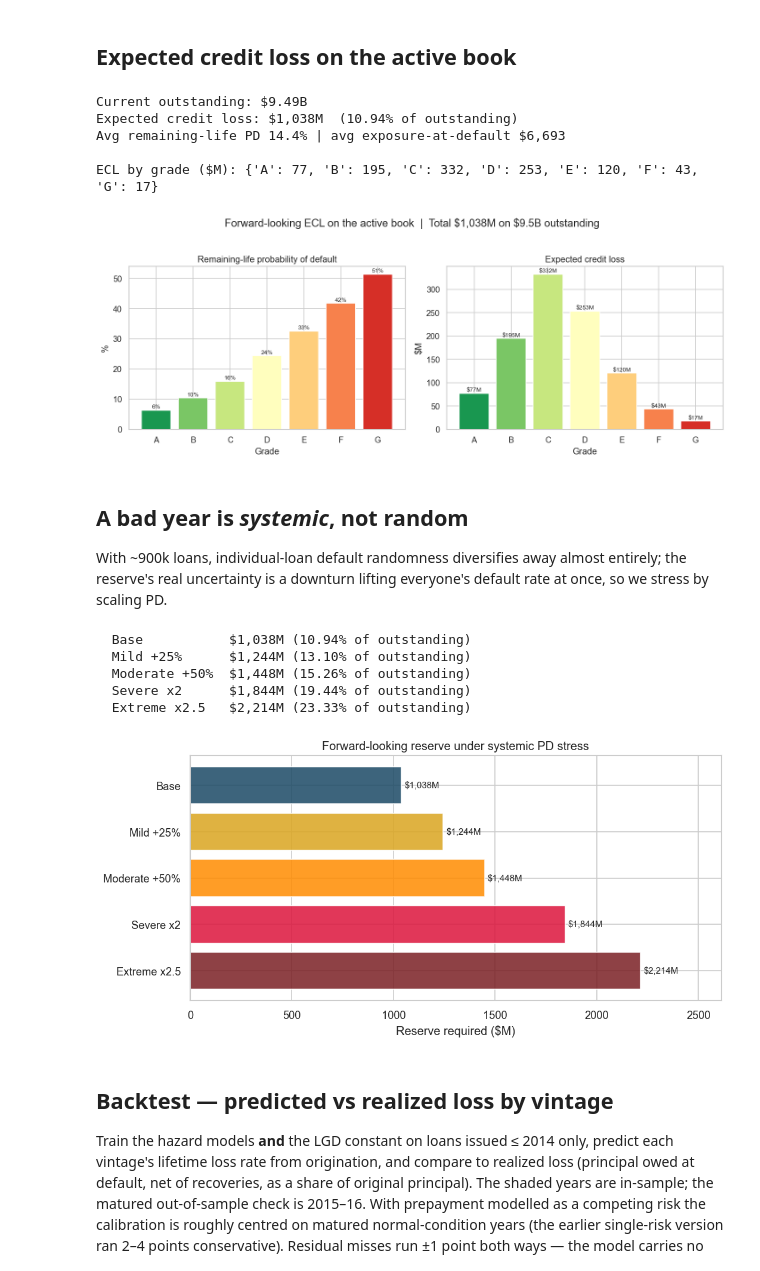
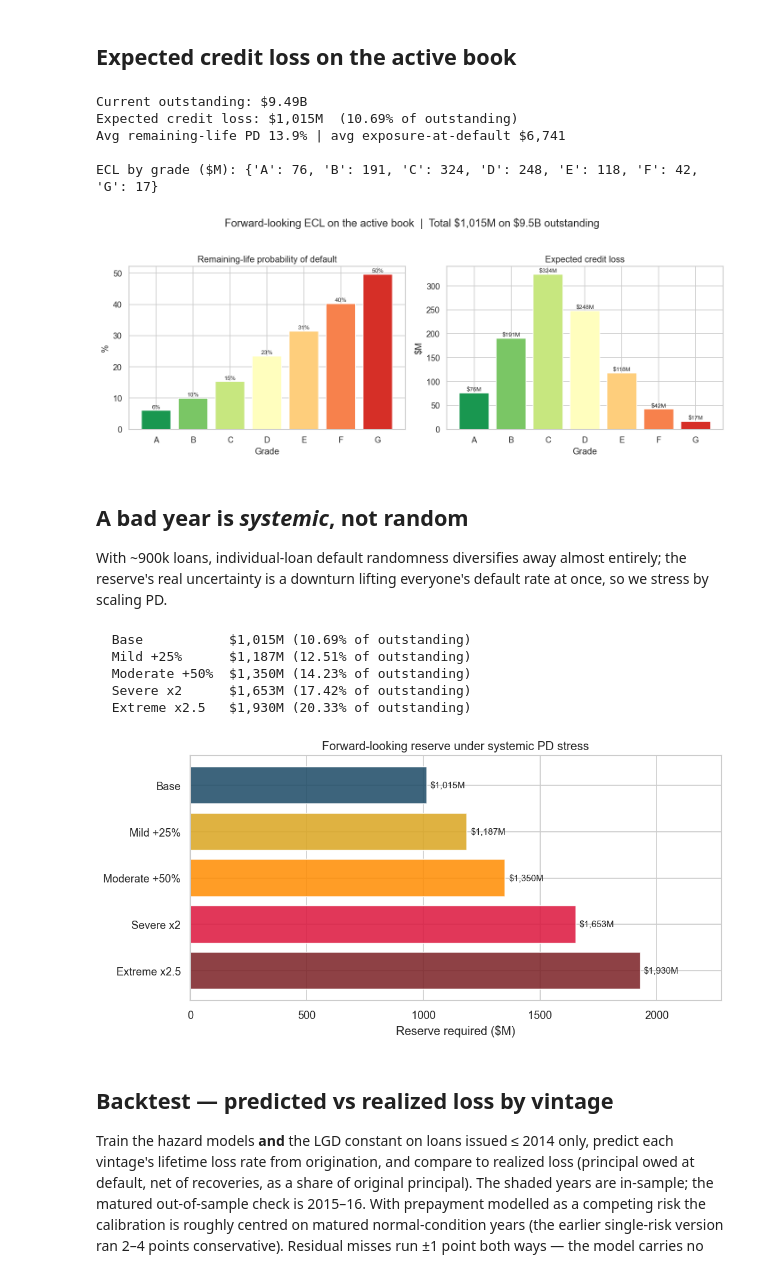
Before and after one commit to TheHoodedPortal/Lending-Club-Credit-Risk, a Jupyter notebook: python/04_reserve.ipynb, the cells around one changed output. Drawn from its saved outputs; the diff is of its cells as text; code cells hidden in the pictures.

```diff
--- a/python/04_reserve.ipynb
+++ b/python/04_reserve.ipynb
@@ -114,11 +114,13 @@ def _S0(cph):
     i, v = bs.index.values, np.clip(bs.values, 1e-9, 1)
     return lambda t: np.clip(np.interp(t, i, v), 1e-9, 1)
 
-def ecl(book, cphd, cphp, lgd, age_col="age", bal_col="out_prncp", use_status=True):
+def ecl(book, cphd, cphp, lgd, age_col="age", bal_col="out_prncp", use_status=True, default_multiplier=1.0):
     """Monthly competing-risks walk from each loan's age to its maturity.
     In month m the loan defaults (q_d), prepays (q_p), or survives. A default in
     month m hits the actual balance rolled forward to m; ECL integrates the loss
-    over the whole default-time distribution."""
+    over the whole default-time distribution. default_multiplier scales monthly
+    default probabilities inside the walk so stress scenarios also reprice timing
+    and exposure-at-default."""
     b = book.dropna(subset=SF+["loan_amnt",bal_col,age_col,"term","delq90","int_rate"]).copy()
     S0d, S0p = _S0(cphd), _S0(cphp)
     hrd = cphd.predict_partial_hazard(b[SF]).values
@@ -138,6 +140,7 @@ def ecl(book, cphd, cphp, lgd, age_col="age", bal_col="out_prncp", use_status=Tr
             sd_m = S0d(np.full(len(b), float(m)))**hrd
             sp_m = S0p(np.full(len(b), float(m)))**hrp
             q_d = np.clip(np.where(sd_p > 1e-300, 1 - sd_m/sd_p, 0.0), 0, 1)
+            q_d = np.clip(q_d * default_multiplier, 0, 1)
             q_p = np.clip(np.where(sp_p > 1e-300, 1 - sp_m/sp_p, 0.0), 0, 1)
             mask = (m > a) & (m <= T)
             pd_m = np.where(mask, alive*q_d, 0.0)
@@ -181,11 +184,11 @@ plt.suptitle(f"Forward-looking ECL on the active book  |  Total \${ecl_total/1e6
 plt.tight_layout(); plt.savefig("../output/figures/ecl_by_grade.png", dpi=150, bbox_inches="tight"); plt.show()
 # %% [output]
 Current outstanding: $9.49B
-Expected credit loss: $1,038M  (10.94% of outstanding)
-Avg remaining-life PD 14.4% | avg exposure-at-default $6,693
+Expected credit loss: $1,015M  (10.69% of outstanding)
+Avg remaining-life PD 13.9% | avg exposure-at-default $6,741
 
-ECL by grade ($M): {'A': 77, 'B': 195, 'C': 332, 'D': 253, 'E': 120, 'F': 43, 'G': 17}
+ECL by grade ($M): {'A': 76, 'B': 191, 'C': 324, 'D': 248, 'E': 118, 'F': 42, 'G': 17}
-[figure, old version]
+[figure, new version]
 # %% [markdown]
 ## A bad year is *systemic*, not random
 
@@ -194,26 +197,30 @@ entirely; the reserve's real uncertainty is a downturn lifting everyone's defaul
 rate at once, so we stress by scaling PD.
 # %%
 scen = [("Base",1.0),("Mild +25%",1.25),("Moderate +50%",1.5),("Severe x2",2.0),("Extreme x2.5",2.5)]
-vals = [float((np.minimum(sc["rem_pd"]*k,1.0)*LGD*sc["ead"]).sum()) for _,k in scen]
+# Recompute the whole competing-risks walk under stress. This scales default
+# probabilities month by month, so stressed defaults can arrive earlier and the
+# expected exposure-at-default changes with the scenario.
+scenario_scores = [(lab, k, ecl(active, cphd, cphp, LGD, default_multiplier=k)) for lab, k in scen]
+vals = [float(sco["ecl"].sum()) for _, _, sco in scenario_scores]
 for (lab,_),v in zip(scen, vals):
     print(f"  {lab:14s} ${v/1e6:,.0f}M ({v/exposure:.2%} of outstanding)")
 
 fig, ax = plt.subplots(figsize=(9, 4.5))
 colors = ["#1b4965","goldenrod","darkorange","crimson","#7a1f24"]
 labels = [s for s,_ in scen]
 bars = ax.barh(labels[::-1], [v/1e6 for v in vals][::-1], color=colors[::-1], alpha=0.85)
 for b,v in zip(bars, vals[::-1]):
     ax.text(b.get_width()+15, b.get_y()+b.get_height()/2, f"${v/1e6:,.0f}M", va="center", fontsize=9)
 ax.set_xlabel("Reserve required ($M)"); ax.set_xlim(0, max(vals)/1e6*1.18)
 ax.set_title("Forward-looking reserve under systemic PD stress")
 plt.tight_layout(); plt.savefig("../output/figures/ecl_stress.png", dpi=150); plt.show()
 # %% [output]
-  Base           $1,038M (10.94% of outstanding)
-  Mild +25%      $1,244M (13.10% of outstanding)
-  Moderate +50%  $1,448M (15.26% of outstanding)
-  Severe x2      $1,844M (19.44% of outstanding)
-  Extreme x2.5   $2,214M (23.33% of outstanding)
+  Base           $1,015M (10.69% of outstanding)
+  Mild +25%      $1,187M (12.51% of outstanding)
+  Moderate +50%  $1,350M (14.23% of outstanding)
+  Severe x2      $1,653M (17.42% of outstanding)
+  Extreme x2.5   $1,930M (20.33% of outstanding)
-[figure, old version]
+[figure, new version]
 # %% [markdown]
 ## Backtest — predicted vs realized loss by vintage
 
```
Also changed, not shown: parts of 3 cells of this notebook, 17 other files.
